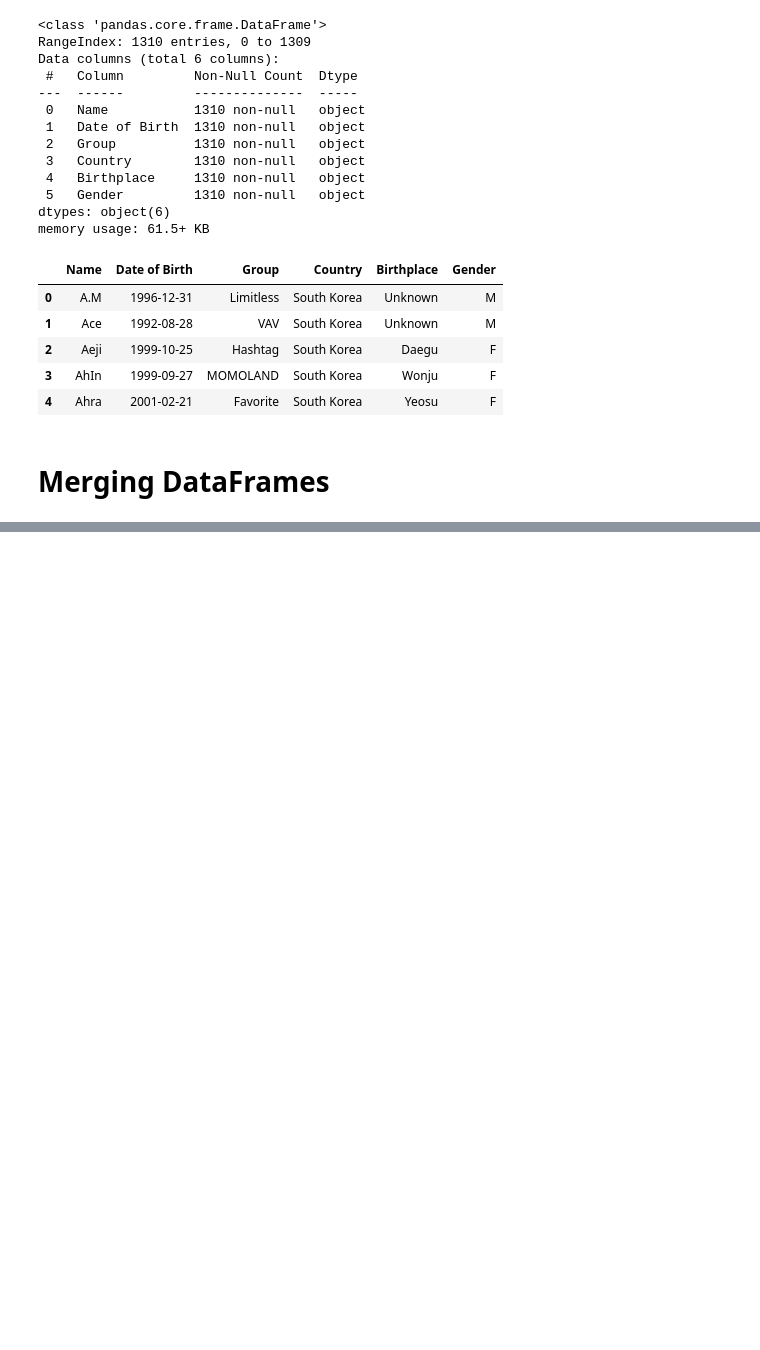
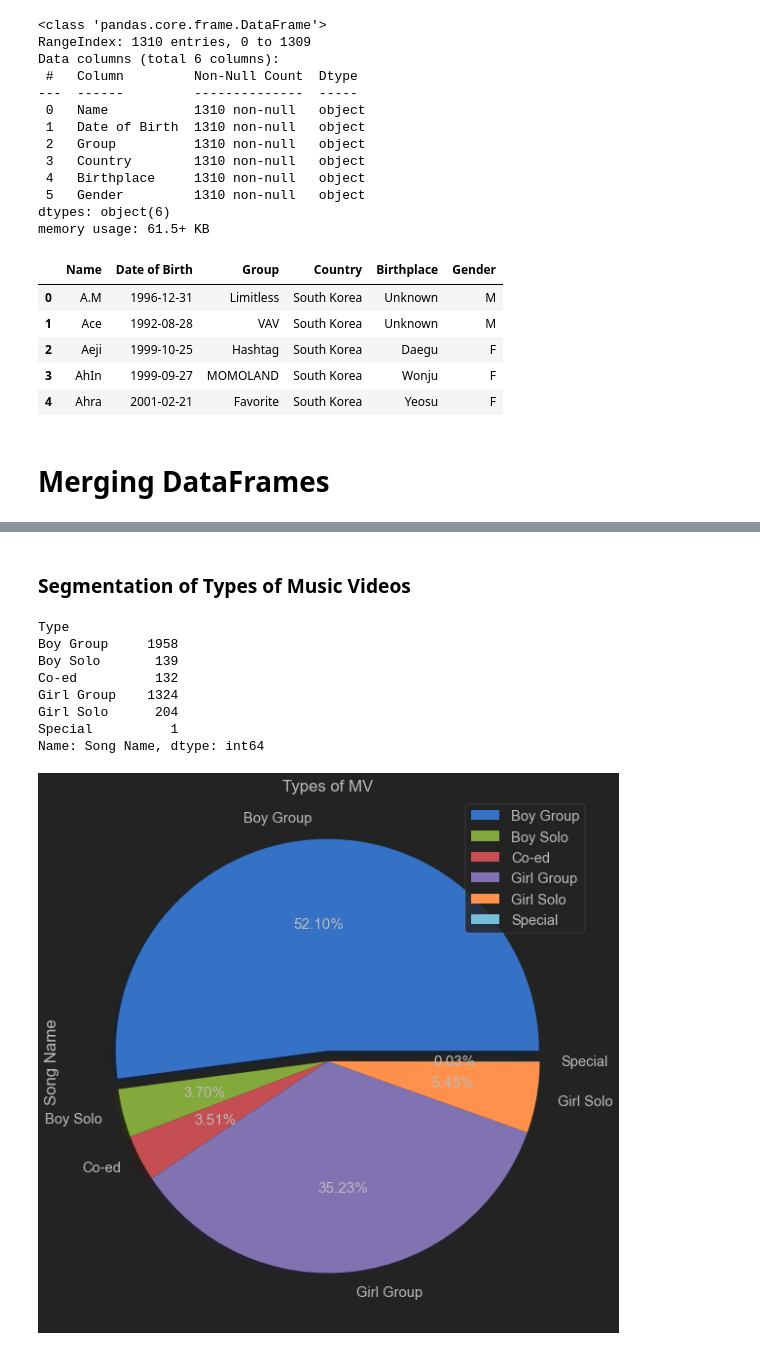
Before and after one commit to ssim3/Kpop_EDA, a Jupyter notebook: kpop_eda.ipynb, the cells around one changed output, grey strips where cells are left out. Cells and saved outputs as stored; diff of their text form; code cells hidden in the pictures; blank space fills up the shorter version.

```diff
--- a/kpop_eda.ipynb
+++ b/kpop_eda.ipynb
@@ -217,0 +228,3 @@ dtype('<M8[ns]')
+# %%
+mv["Type"] = mv["Type"].replace("Co-Ed", "Co-ed")
+mv.Type.unique() # No more Co-Ed
@@ -217,0 +234,4 @@ dtype('<M8[ns]')
+# %%
+mv["Type"] = mv["Type"].replace("Boy", "Boy Group")
+mv["Type"] = mv["Type"].replace("Girl", "Girl Group")
+mv.Type.unique() # No more Co-Ed
@@ -503,0 +525,22 @@ Name: Song Name, dtype: int64
+# %% [markdown]
+### Segmentation of Types of Music Videos
+# %%
+mv.Type.unique() # As fixed earlier
+mv_by_type = mv.groupby("Type")["Song Name"].count()
+
+plt.rcParams["figure.figsize"] = (30,10)
+plt.title("Types of MV")
+
+mv_by_type.plot.pie(explode=(0.05, 0, 0, 0, 0, 0), autopct='%1.2f%%', shadow=True)
+plt.legend(labels=mv_by_type.index, loc="upper right")
+mv_by_type
+# %% [output]
+Type
+Boy Group     1958
+Boy Solo       139
+Co-ed          132
+Girl Group    1324
+Girl Solo      204
+Special          1
+Name: Song Name, dtype: int64
+[figure, added]
```
Also changed, not shown: parts of 43 cells of this notebook.
